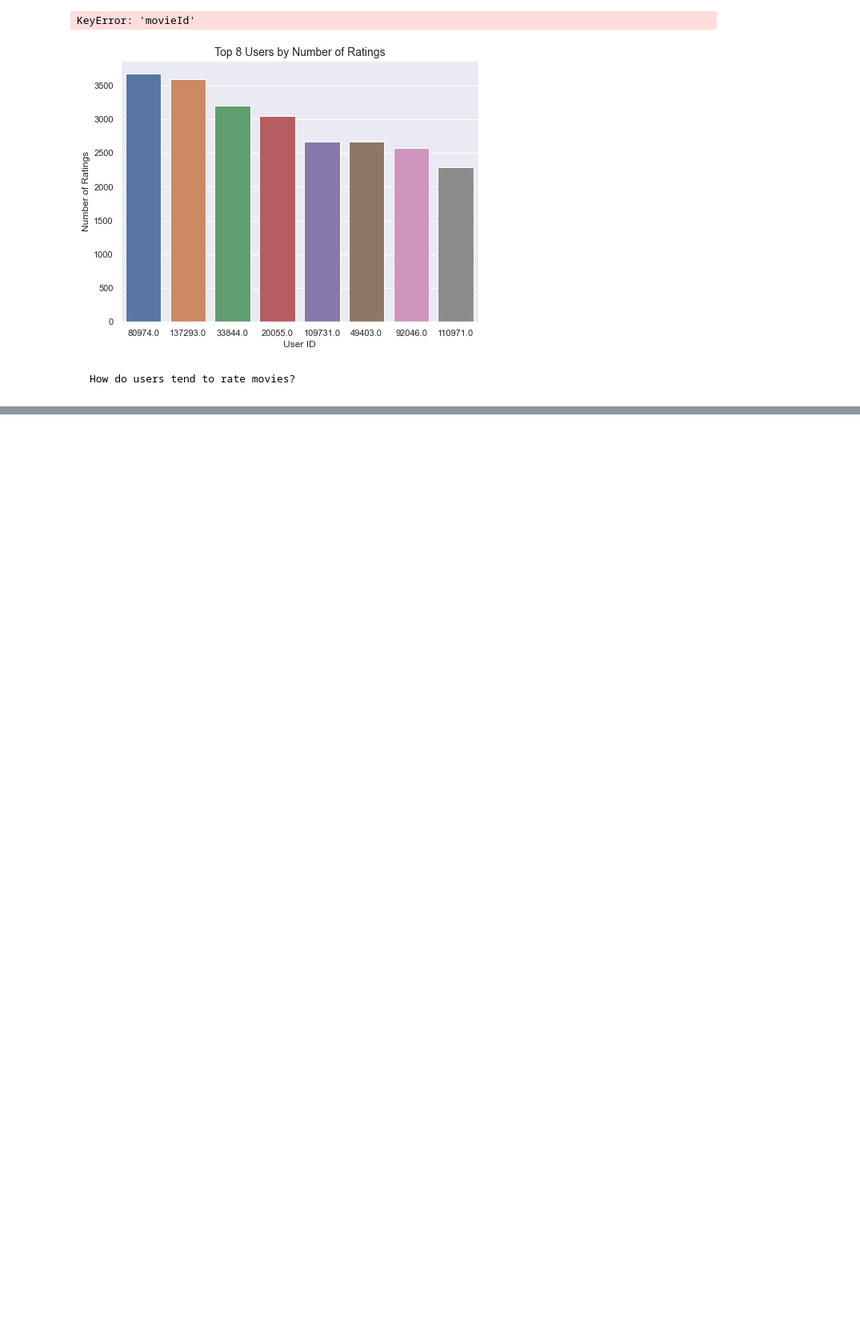
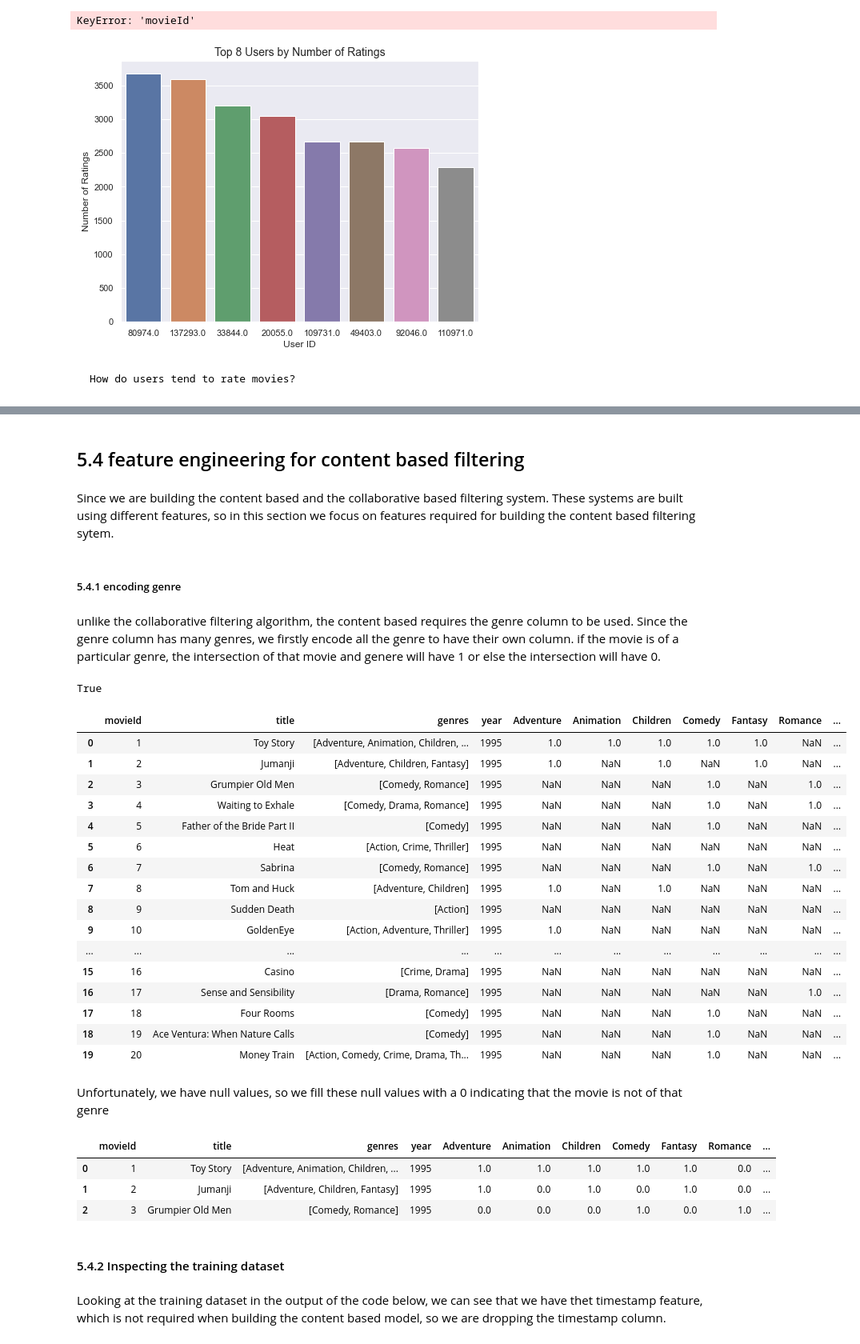
Before and after one commit to marth418/unsupervised-predict-streamlit-template, a Jupyter notebook: Team_6_Recommender.ipynb, the cells around one changed output, grey strips where cells are left out. Shown at 80% size. Saved outputs shown, nothing was run; the diff lists cells and outputs as text; code cells hidden in the pictures; blank space fills up the shorter version.

```diff
--- a/Team_6_Recommender.ipynb
+++ b/Team_6_Recommender.ipynb
@@ -675,0 +707,4 @@ COMET INFO: Still uploading 2 file(s), remaining 57.41 KB/59.14 KB
+# %%
+#Applying the strip function to get rid of any whitespace characters which might be at the end of a title
+df_movies['title'] = df_movies['title'].apply(lambda x: x.strip())
+df_movies.head()
@@ -675,0 +720,4 @@ COMET INFO: Still uploading 2 file(s), remaining 57.41 KB/59.14 KB
+# %%
+#Every genre is separated by a | so we call the split function on |
+df_movies['genres'] = df_movies.genres.str.split('|')
+df_movies.head(3)
@@ -675,0 +744,3 @@ COMET INFO: Still uploading 2 file(s), remaining 57.41 KB/59.14 KB
+# %%
+# Filling in the missing values
+df_movies.year.fillna(0, inplace=True)
@@ -675,0 +762,63 @@ COMET INFO: Still uploading 2 file(s), remaining 57.41 KB/59.14 KB
+# %%
+# Let's save space by converting the year column from int64 to int16, since it holds a max of just 4 digits of numbers.
+df_movies.year = df_movies.year.astype('int16')
+# %% [markdown]
+## 5.4 feature engineering for content based filtering
+# %% [markdown]
+Since we are building the content based and the collaborative based filtering system. These systems are built using different features, so in this section we focus on features required for building the content based filtering sytem.
+# %% [markdown]
+##### 5.4.1 encoding genre
+# %% [markdown]
+unlike the collaborative filtering algorithm, the content based requires the genre column  to be used. Since the genre column has many genres, we firstly encode all the genre to have their own column. if the movie is of a particular genre, the intersection of that movie and genere will have 1 or else the intersection will have 0.
+# %%
+# First let's make a copy of df_movies
+movies_genres = df_movies.copy(deep=True)
+
+# Let's iterate through df_movies, then append the movie genres as columns of 1s or 0s.
+# 1 if that column contains movies in the genre at the present index and 0 if not.
+
+x = []
+for index, row in df_movies.iterrows():
+    x.append(index)
+    for genre in row['genres']:
+        movies_genres.at[index, genre] = 1
+
+# Confirm that every row has been iterated and acted upon
+print(len(x) == len(df_movies))
+
+#Let's inspect the dataframe
+movies_genres.head(20)
+# %% [output]
+True
+|  | movieId | title | genres | year | Adventure | Animation | Children | Comedy | Fantasy | Romance | ... |
+| 0 | 1 | Toy Story | [Adventure, Animation, Children, ... | 1995 | 1.0 | 1.0 | 1.0 | 1.0 | 1.0 | NaN | ... |
+| 1 | 2 | Jumanji | [Adventure, Children, Fantasy] | 1995 | 1.0 | NaN | 1.0 | NaN | 1.0 | NaN | ... |
+| 2 | 3 | Grumpier Old Men | [Comedy, Romance] | 1995 | NaN | NaN | NaN | 1.0 | NaN | 1.0 | ... |
+| 3 | 4 | Waiting to Exhale | [Comedy, Drama, Romance] | 1995 | NaN | NaN | NaN | 1.0 | NaN | 1.0 | ... |
+| 4 | 5 | Father of the Bride Part II | [Comedy] | 1995 | NaN | NaN | NaN | 1.0 | NaN | NaN | ... |
+| 5 | 6 | Heat | [Action, Crime, Thriller] | 1995 | NaN | NaN | NaN | NaN | NaN | NaN | ... |
+| 6 | 7 | Sabrina | [Comedy, Romance] | 1995 | NaN | NaN | NaN | 1.0 | NaN | 1.0 | ... |
+| 7 | 8 | Tom and Huck | [Adventure, Children] | 1995 | 1.0 | NaN | 1.0 | NaN | NaN | NaN | ... |
+| 8 | 9 | Sudden Death | [Action] | 1995 | NaN | NaN | NaN | NaN | NaN | NaN | ... |
+| 9 | 10 | GoldenEye | [Action, Adventure, Thriller] | 1995 | 1.0 | NaN | NaN | NaN | NaN | NaN | ... |
+| ... | ... | ... | ... | ... | ... | ... | ... | ... | ... | ... | ... |
+| 15 | 16 | Casino | [Crime, Drama] | 1995 | NaN | NaN | NaN | NaN | NaN | NaN | ... |
+| 16 | 17 | Sense and Sensibility | [Drama, Romance] | 1995 | NaN | NaN | NaN | NaN | NaN | 1.0 | ... |
+| 17 | 18 | Four Rooms | [Comedy] | 1995 | NaN | NaN | NaN | 1.0 | NaN | NaN | ... |
+| 18 | 19 | Ace Ventura: When Nature Calls | [Comedy] | 1995 | NaN | NaN | NaN | 1.0 | NaN | NaN | ... |
+| 19 | 20 | Money Train | [Action, Comedy, Crime, Drama, Th... | 1995 | NaN | NaN | NaN | 1.0 | NaN | NaN | ... |
+# %% [markdown]
+Unfortunately, we have null values, so we fill these null values with a 0 indicating that the movie is not of that genre
+# %%
+#Filling in the NaN values with 0 to show that a movie doesn't have that column's genre
+movies_genres = movies_genres.fillna(0)
+movies_genres.head(3)
+# %% [output]
+|  | movieId | title | genres | year | Adventure | Animation | Children | Comedy | Fantasy | Romance | ... |
+| 0 | 1 | Toy Story | [Adventure, Animation, Children, ... | 1995 | 1.0 | 1.0 | 1.0 | 1.0 | 1.0 | 0.0 | ... |
+| 1 | 2 | Jumanji | [Adventure, Children, Fantasy] | 1995 | 1.0 | 0.0 | 1.0 | 0.0 | 1.0 | 0.0 | ... |
+| 2 | 3 | Grumpier Old Men | [Comedy, Romance] | 1995 | 0.0 | 0.0 | 0.0 | 1.0 | 0.0 | 1.0 | ... |
+# %% [markdown]
+#### 5.4.2 Inspecting the training dataset
+# %% [markdown]
+Looking at the training dataset in the output of the code below, we can see that we have thet timestamp feature, which is not required when building the content based model, so we are dropping the timestamp column.
```
Also changed, not shown: parts of 63 cells of this notebook.
